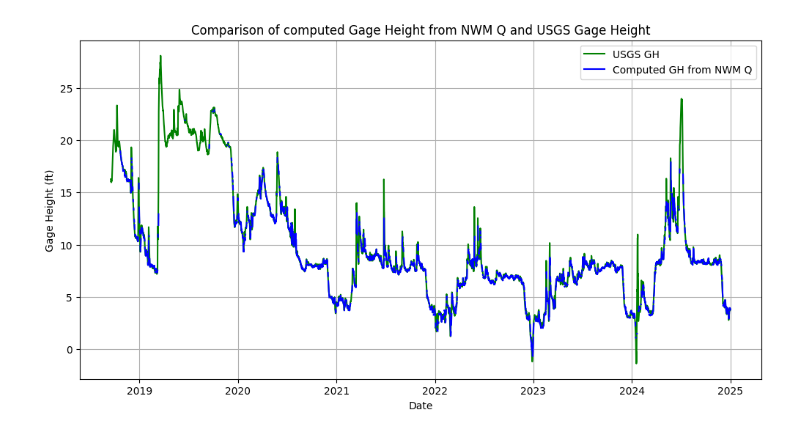
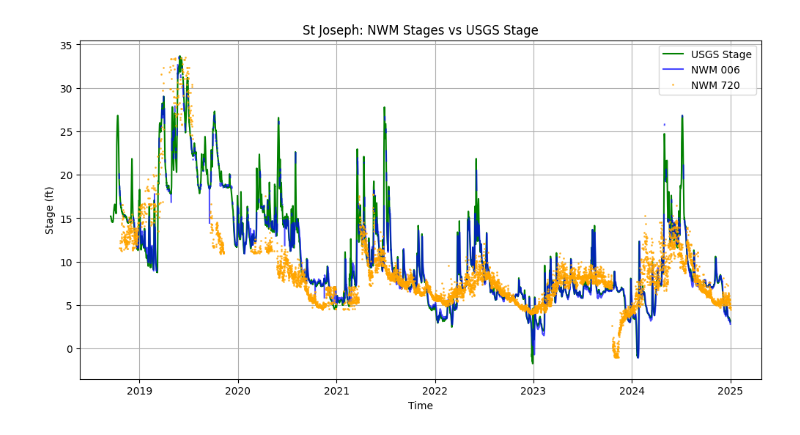
Before and after one commit to sujanmaharjan99/LRF_RC, a Jupyter notebook: NWM_Q_to_GH.ipynb, the cells around one changed output. Saved outputs shown, nothing was run; the diff lists cells and outputs as text; code cells hidden in the pictures.

Commit message:
Made figures

```diff
--- a/NWM_Q_to_GH.ipynb
+++ b/NWM_Q_to_GH.ipynb
@@ -5,5 +13,4 @@ import matplotlib.pyplot as plt
 # %%
-
 def find_GH_with_tolerance(
     df_nwm,
     df_usgs,
@@ -80,11 +87,20 @@ def find_GH_with_tolerance(
     gh_series = pd.DataFrame(out_records, columns=["time", "Computed_GH"]).set_index("time")
     result = result.join(gh_series, how="left")
     return result
+
+def run_one(file_path, df_usgs, code,
+            day_skip=0, day_bracket=10, q_tolerance=5.0):
+    df_nwm = pd.read_csv(file_path, parse_dates=["time"]).set_index("time")
+    out = find_GH_with_tolerance(
+        df_nwm, df_usgs,
+        day_skip=day_skip,
+        day_bracket=day_bracket,
+        q_tolerance=q_tolerance,
+        nwm_col="streamflow",
+        usgs_q_col="discharge_cumecs",
+        usgs_h_col="stage_ft"
+    )
+    fill = out["Computed_GH"].notna().mean()
+    print(f"{code}: filled {fill:.1%}  "
+          f"(skip={day_skip}, window=±{day_bracket}d, tol={q_tolerance})")
+    return out["Computed_GH"].rename(code)
-# %%
-df_NWM=pd.read_csv("/media/12TB/Sujan/NWM/Csv/01_Rulo/All/timeseries_006.csv")
-df_NWM.index=pd.to_datetime(df_NWM['time'])
-df_USGS=pd.read_csv("/media/12TB/Sujan/NWM/USGS_data/01_Rulo_06813500.csv")
-df_USGS.index=pd.to_datetime(df_USGS['timestamp'])
-df_NWM.columns, df_USGS.columns
-out = find_GH_with_tolerance(df_NWM, df_USGS, day_skip=30, day_bracket=7, q_tolerance=1.0,
-                             nwm_col="streamflow", usgs_q_col="discharge_cumecs", usgs_h_col="stage_ft")
@@ -116,12 +175,14 @@ merged
 # %%
-plt.figure(figsize=(12,6))
-plt.plot(merged.index, merged['stage_ft'], label='USGS GH', color='green')
-plt.plot(merged.index, merged['Computed_GH'], label='Computed GH from NWM Q', color='blue')
-plt.xlabel('Date')
-plt.ylabel('Gage Height (ft)')
-plt.title('Comparison of computed Gage Height from NWM Q and USGS Gage Height')
+# Example plot for a couple horizons if present
+plt.figure(figsize=(12, 6))
+plt.plot(merged_all.index, merged_all["stage_ft_USGS_nearest"],  label="USGS Stage", color='green')
+plt.plot(merged_all.index, merged_all.get("006"), label="NWM 006", alpha=0.7, color='blue')
+plt.plot(merged_all.index, merged_all.get("720"),"o", label="NWM 720", alpha=0.7, color='orange', markersize=1)
+plt.xlabel("Time")
+plt.ylabel("Stage (ft)")
+plt.title("St Joseph: NWM Stages vs USGS Stage")
 plt.legend()
 plt.grid()
 plt.show()
 # %% [output]
-[figure, old version]
+[figure, new version]
```
Also changed, not shown: parts of 6 cells of this notebook, 4 other files.
